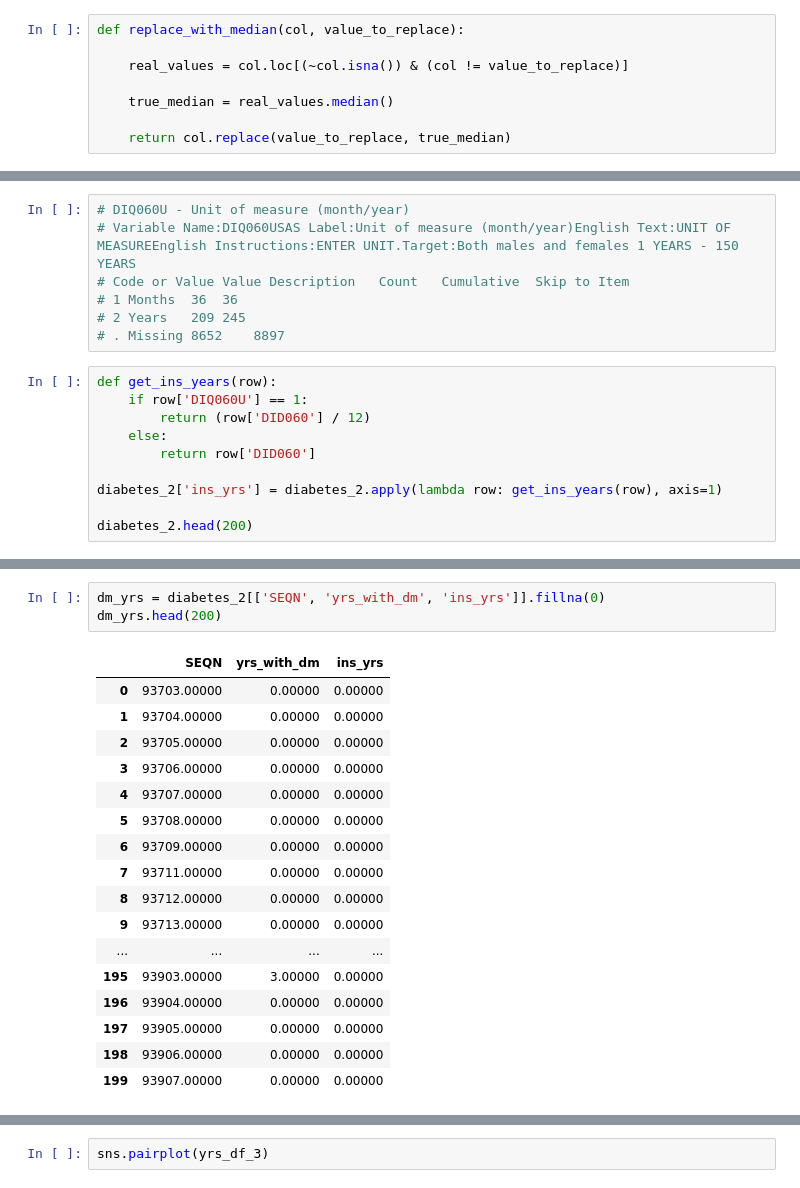
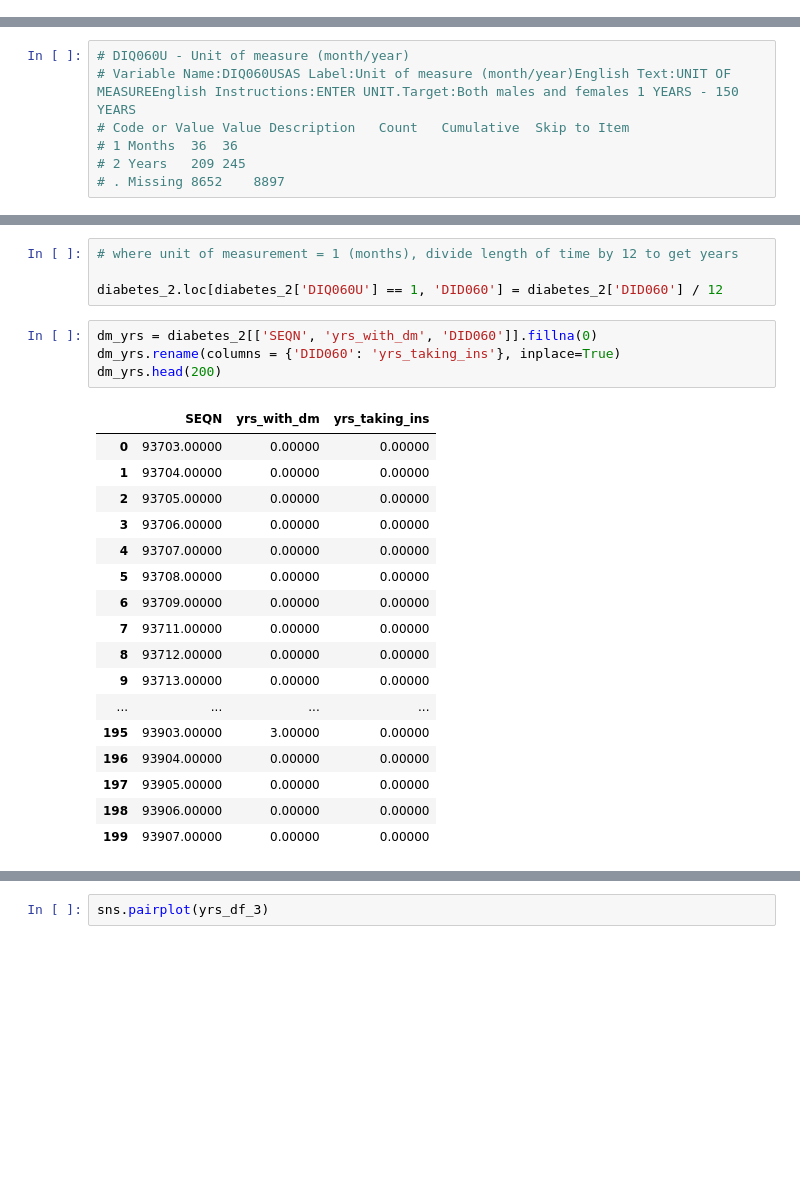
Before and after one commit to lilisbeit/Preventing-Hospitalizations, a Jupyter notebook: Untitled3.ipynb, the cells around one changed output, grey strips where cells are left out. Saved outputs shown, nothing was run; the diff lists cells and outputs as text; blank space fills up the shorter version.

```diff
--- a/Untitled3.ipynb
+++ b/Untitled3.ipynb
@@ -1189,11 +1175,3 @@ Name: DID040, dtype: int64
 # for DID060, '666.00000' means 'less than 1 month' (taking insulin) --> replace with 0
 
 diabetes.loc[diabetes['DID060'] == 666.00000, 'DID060'] = 0
-# %%
-def replace_with_median(col, value_to_replace):
-
-    real_values = col.loc[(~col.isna()) & (col != value_to_replace)]
-
-    true_median = real_values.median()
-
-    return col.replace(value_to_replace, true_median)
@@ -1252,13 +1224,3 @@ diabetes_2 = diabetes.copy()
 # 1	Months	36	36
 # 2	Years	209	245
 # .	Missing	8652	8897
-# %%
-def get_ins_years(row):
-    if row['DIQ060U'] == 1:
-        return (row['DID060'] / 12)
-    else:
-        return row['DID060']
-
-diabetes_2['ins_yrs'] = diabetes_2.apply(lambda row: get_ins_years(row), axis=1)
-
-diabetes_2.head(200)
@@ -1283,8 +1227,13 @@ diabetes_2.head(200)
+# %%
+# where unit of measurement = 1 (months), divide length of time by 12 to get years
+
+diabetes_2.loc[diabetes_2['DIQ060U'] == 1, 'DID060'] = diabetes_2['DID060'] / 12
 # %%
-dm_yrs = diabetes_2[['SEQN', 'yrs_with_dm', 'ins_yrs']].fillna(0)
+dm_yrs = diabetes_2[['SEQN', 'yrs_with_dm', 'DID060']].fillna(0)
+dm_yrs.rename(columns = {'DID060': 'yrs_taking_ins'}, inplace=True)
 dm_yrs.head(200)
 # %% [output]
-|  | SEQN | yrs_with_dm | ins_yrs |
+|  | SEQN | yrs_with_dm | yrs_taking_ins |
 | 0 | 93703.00000 | 0.00000 | 0.00000 |
 | 1 | 93704.00000 | 0.00000 | 0.00000 |
 | 2 | 93705.00000 | 0.00000 | 0.00000 |
```
Also changed, not shown: parts of 94 cells of this notebook, 1 other file.
